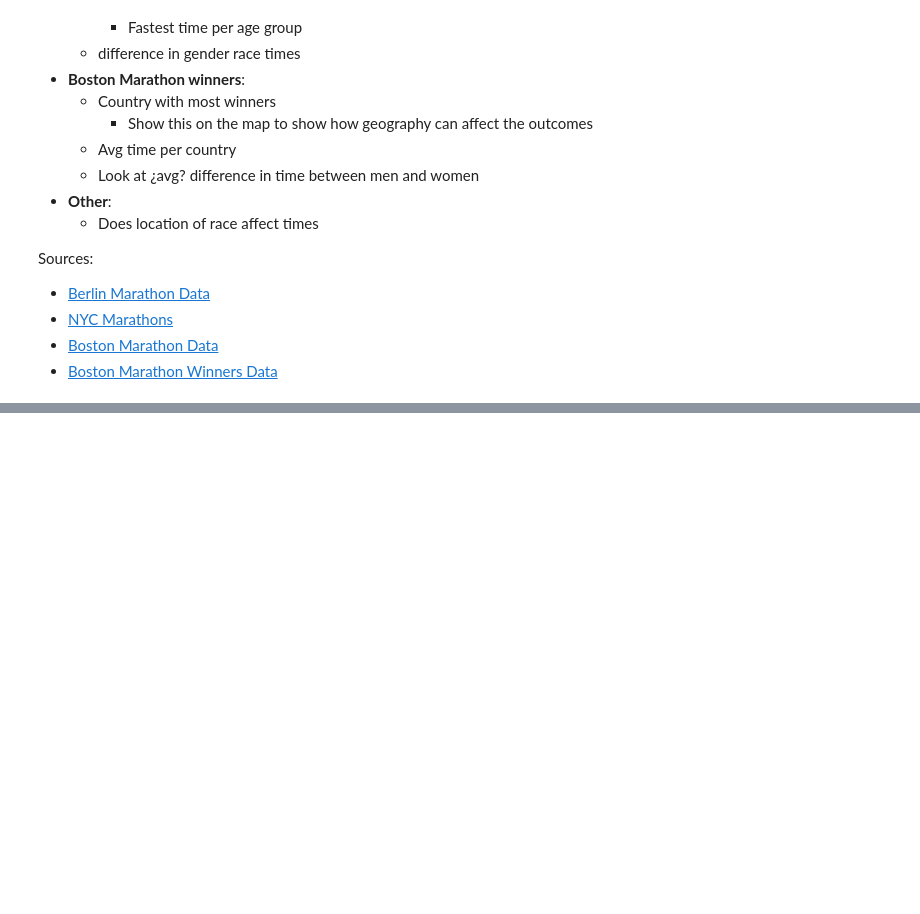
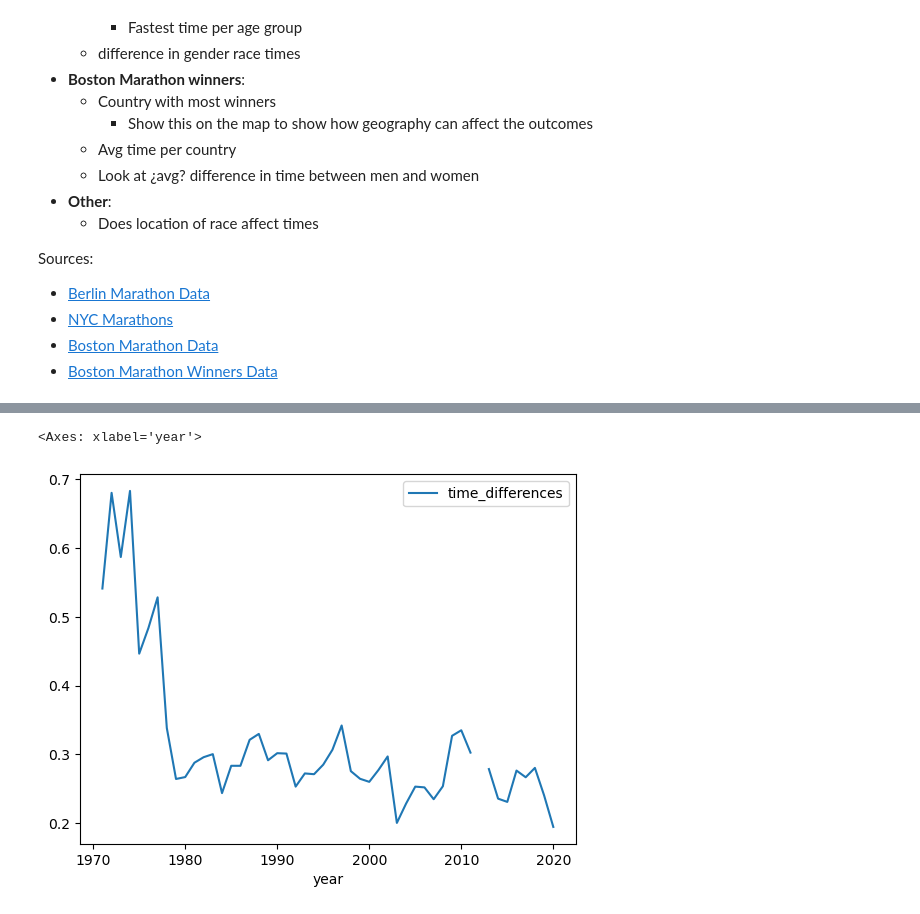
Before and after one commit to alisonands/berlin_marathon, a Jupyter notebook: visualization/1_running.ipynb, the cells around one changed output, grey strips where cells are left out. Drawn from its saved outputs; the diff is of its cells as text; code cells hidden in the pictures; blank space fills up the shorter version.

```diff
--- a/visualization/1_running.ipynb
+++ b/visualization/1_running.ipynb
@@ -110,0 +93,10 @@ pd.merge(nyc_marathon_men, nyc_marathon_women, on = ['year'])
+# %%
+nyc_df_mf = pd.merge(nyc_marathon_men, nyc_marathon_women, on = ['year'], suffixes=('_men', '_women'))
+
+time_differences = pd.DataFrame()
+time_differences['year'] = nyc_df_mf['year']
+time_differences['time_differences'] = nyc_df_mf['time_hrs_women'] - nyc_df_mf['time_hrs_men']
+time_differences.plot(x = 'year', y = 'time_differences')
+# %% [output]
+<Axes: xlabel='year'>
+[figure, added]
```
Also changed, not shown: parts of 5 cells of this notebook.
